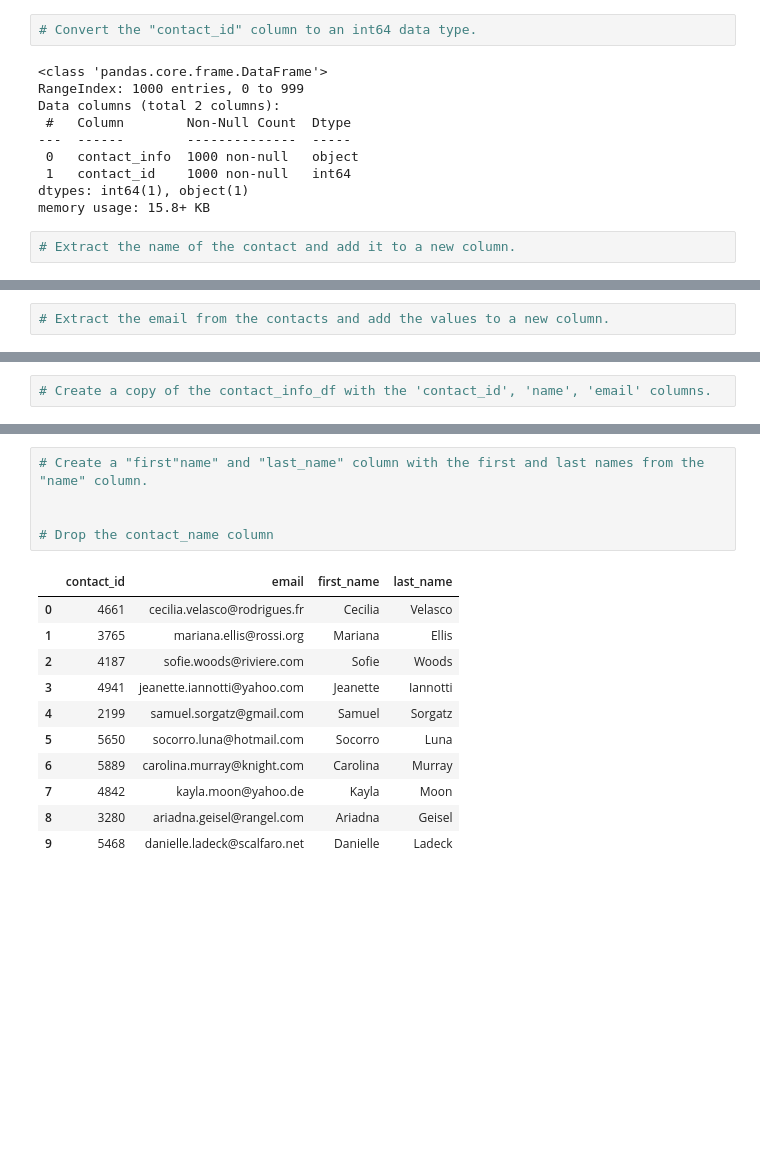
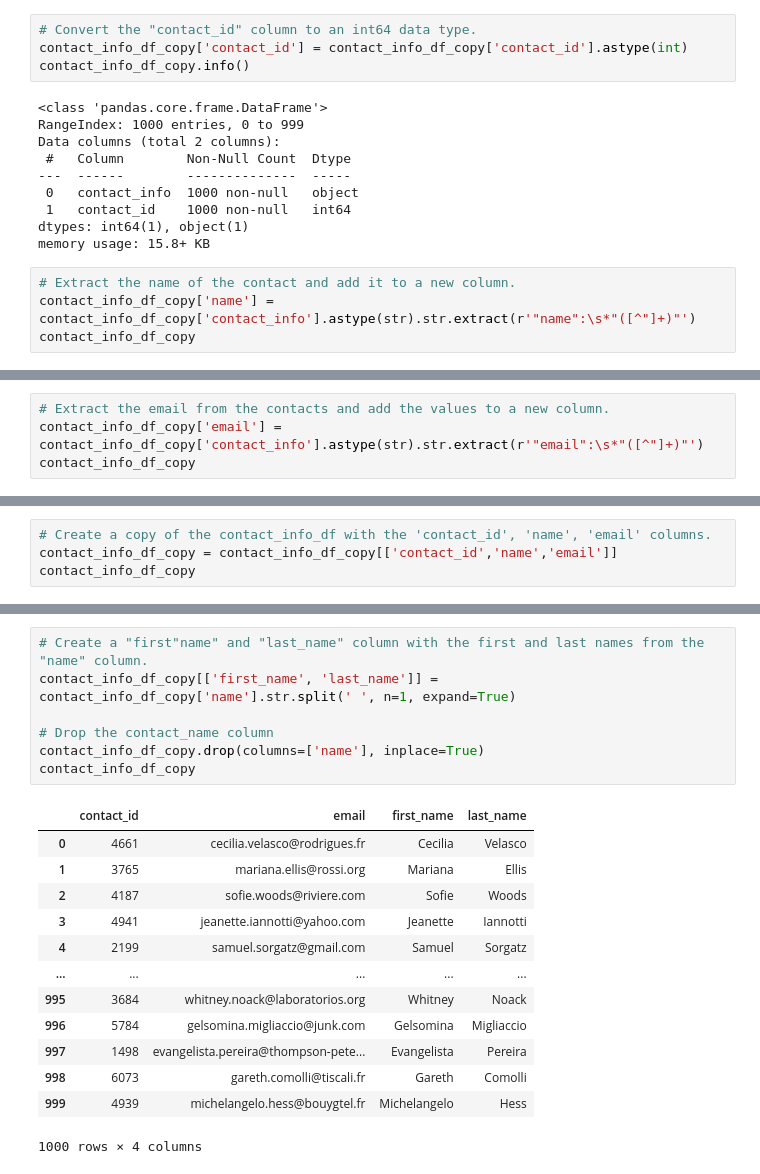
Before and after one commit to thomasvance/Crowdfunding_ETL, a Jupyter notebook: ETL_Mini_Project_Starter_Code.ipynb, the cells around one changed output, grey strips where cells are left out. Drawn from its saved outputs; the diff is of its cells as text; blank space fills up the shorter version.

```diff
--- a/ETL_Mini_Project_Starter_Code.ipynb
+++ b/ETL_Mini_Project_Starter_Code.ipynb
@@ -427,6 +439,8 @@ dtypes: object(2)
 memory usage: 15.8+ KB
 # %%
 # Convert the "contact_id" column to an int64 data type.
+contact_info_df_copy['contact_id'] = contact_info_df_copy['contact_id'].astype(int)
+contact_info_df_copy.info()
 # %% [output]
 <class 'pandas.core.frame.DataFrame'>
 RangeIndex: 1000 entries, 0 to 999
@@ -439,6 +453,8 @@ dtypes: int64(1), object(1)
 memory usage: 15.8+ KB
 # %%
 # Extract the name of the contact and add it to a new column.
+contact_info_df_copy['name'] = contact_info_df_copy['contact_info'].astype(str).str.extract(r'"name":\s*"([^"]+)"')
+contact_info_df_copy
 # %% [output]
 |  | contact_info | contact_id | name |
 | 0 | {"contact_id": 4661, "name": "Cec... | 4661 | Cecilia Velasco |
@@ -454,5 +472,7 @@ memory usage: 15.8+ KB
 # %%
 # Extract the email from the contacts and add the values to a new column.
+contact_info_df_copy['email'] = contact_info_df_copy['contact_info'].astype(str).str.extract(r'"email":\s*"([^"]+)"')
+contact_info_df_copy
 # %% [output]
 |  | contact_info | contact_id | name | email |
 | 0 | {"contact_id": 4661, "name": "Cec... | 4661 | Cecilia Velasco | cecilia.velasco@rodrigues.fr |
@@ -468,5 +490,7 @@ memory usage: 15.8+ KB
 # %%
 # Create a copy of the contact_info_df with the 'contact_id', 'name', 'email' columns.
+contact_info_df_copy = contact_info_df_copy[['contact_id','name','email']]
+contact_info_df_copy
 # %% [output]
 |  | contact_id | name | email |
 | 0 | 4661 | Cecilia Velasco | cecilia.velasco@rodrigues.fr |
@@ -482,19 +508,23 @@ memory usage: 15.8+ KB
 # %%
 # Create a "first"name" and "last_name" column with the first and last names from the "name" column.
-
+contact_info_df_copy[['first_name', 'last_name']] = contact_info_df_copy['name'].str.split(' ', n=1, expand=True)
 
 # Drop the contact_name column
+contact_info_df_copy.drop(columns=['name'], inplace=True)
+contact_info_df_copy
 # %% [output]
 |  | contact_id | email | first_name | last_name |
 | 0 | 4661 | cecilia.velasco@rodrigues.fr | Cecilia | Velasco |
 | 1 | 3765 | mariana.ellis@rossi.org | Mariana | Ellis |
 | 2 | 4187 | sofie.woods@riviere.com | Sofie | Woods |
 | 3 | 4941 | jeanette.iannotti@yahoo.com | Jeanette | Iannotti |
 | 4 | 2199 | samuel.sorgatz@gmail.com | Samuel | Sorgatz |
-| 5 | 5650 | socorro.luna@hotmail.com | Socorro | Luna |
-| 6 | 5889 | carolina.murray@knight.com | Carolina | Murray |
-| 7 | 4842 | kayla.moon@yahoo.de | Kayla | Moon |
-| 8 | 3280 | ariadna.geisel@rangel.com | Ariadna | Geisel |
-| 9 | 5468 | danielle.ladeck@scalfaro.net | Danielle | Ladeck |
+| ... | ... | ... | ... | ... |
+| 995 | 3684 | whitney.noack@laboratorios.org | Whitney | Noack |
+| 996 | 5784 | gelsomina.migliaccio@junk.com | Gelsomina | Migliaccio |
+| 997 | 1498 | evangelista.pereira@thompson-pete... | Evangelista | Pereira |
+| 998 | 6073 | gareth.comolli@tiscali.fr | Gareth | Comolli |
+| 999 | 4939 | michelangelo.hess@bouygtel.fr | Michelangelo | Hess |
+1000 rows × 4 columns
 # %%
 # Reorder the columns
```
Also changed, not shown: parts of 9 cells of this notebook, 3 other files.
